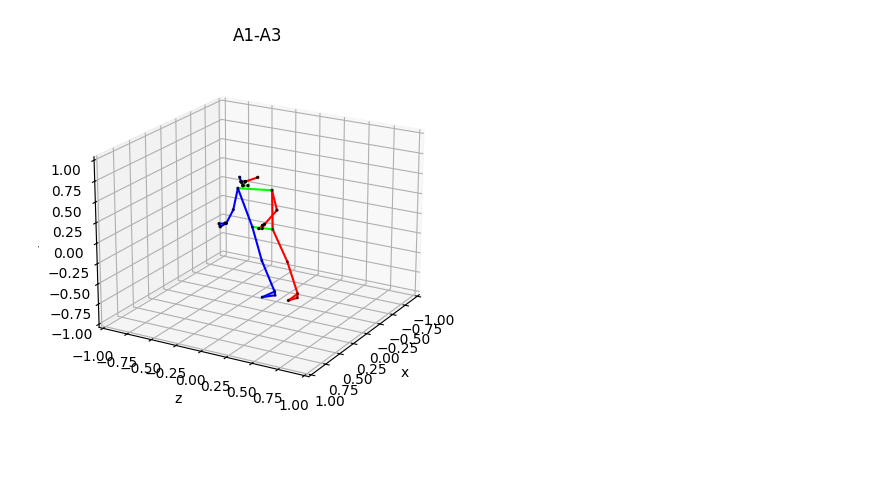
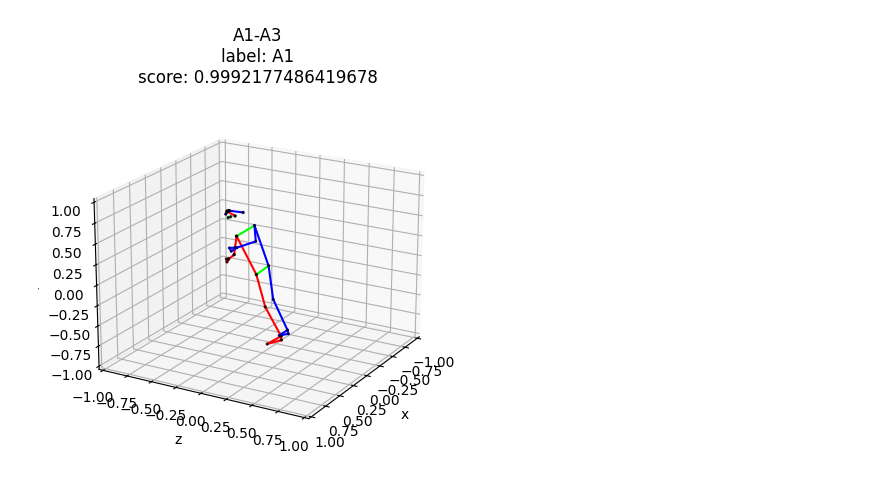
Before and after one commit to trinagle1289/kim-flutter-nodejs, a Jupyter notebook: python/json-to-3d-pose/plot_a_data.ipynb, the cells around one changed output. Saved outputs shown, nothing was run; the diff lists cells and outputs as text; code cells hidden in the pictures; blank space fills up the shorter version.

```diff
--- a/python/json-to-3d-pose/plot_a_data.ipynb
+++ b/python/json-to-3d-pose/plot_a_data.ipynb
@@ -1,5 +1,5 @@
 # %%
-JSON_FILE_PATH = "./json/A1-A3.json"
+JSON_FILE_PATH = "./json/front/A1-A3.json"
 # %%
 from src.json_pose import PoseData3D
 import src.kpt_special_data as kpt_special_data
@@ -9,28 +9,32 @@ from pathlib import Path
 # %%
 data = PoseData3D(JSON_FILE_PATH)
 json_pth = Path(JSON_FILE_PATH)
+frame_idx = 0
 # %%
 # 取得所需資料
 left, center, right = data.get_pos_connection_list(
     0, 0, kpt_special_data.blazepose_connection, True
 )
-pos = data.get_pos_list(0, 0, True)
+pos = data.get_pos_list(frame_idx, 0, True)
+labels = data.to_label_list()
 
 ax = plt.subplot(projection="3d")
-ax.set_title(json_pth.stem)
+ax.set_title(
+    f"{json_pth.stem}\nlabel: {labels[frame_idx]}\nscore: {data.json_data[frame_idx][0]['score']}"
+)
 
 # 繪製線條
 ax = draw_plot.get_line_plot(left, is_3d=True, color="#f00", ax=ax)
 ax = draw_plot.get_line_plot(center, is_3d=True, color="#0f0", ax=ax)
 ax = draw_plot.get_line_plot(right, is_3d=True, color="#00f", ax=ax)
 
 # 繪製點
 ax = draw_plot.get_dots_in_scatter(
     pos, data_range=[-1, 1], is_3d=True, dot_size=2, color="#000", ax=ax
 )
 # 設置視角
 ax.view_init(elev=20, azim=30, roll=0)
 
 plt.show()
 # %% [output]
-[figure, old version]
+[figure, new version]
```
